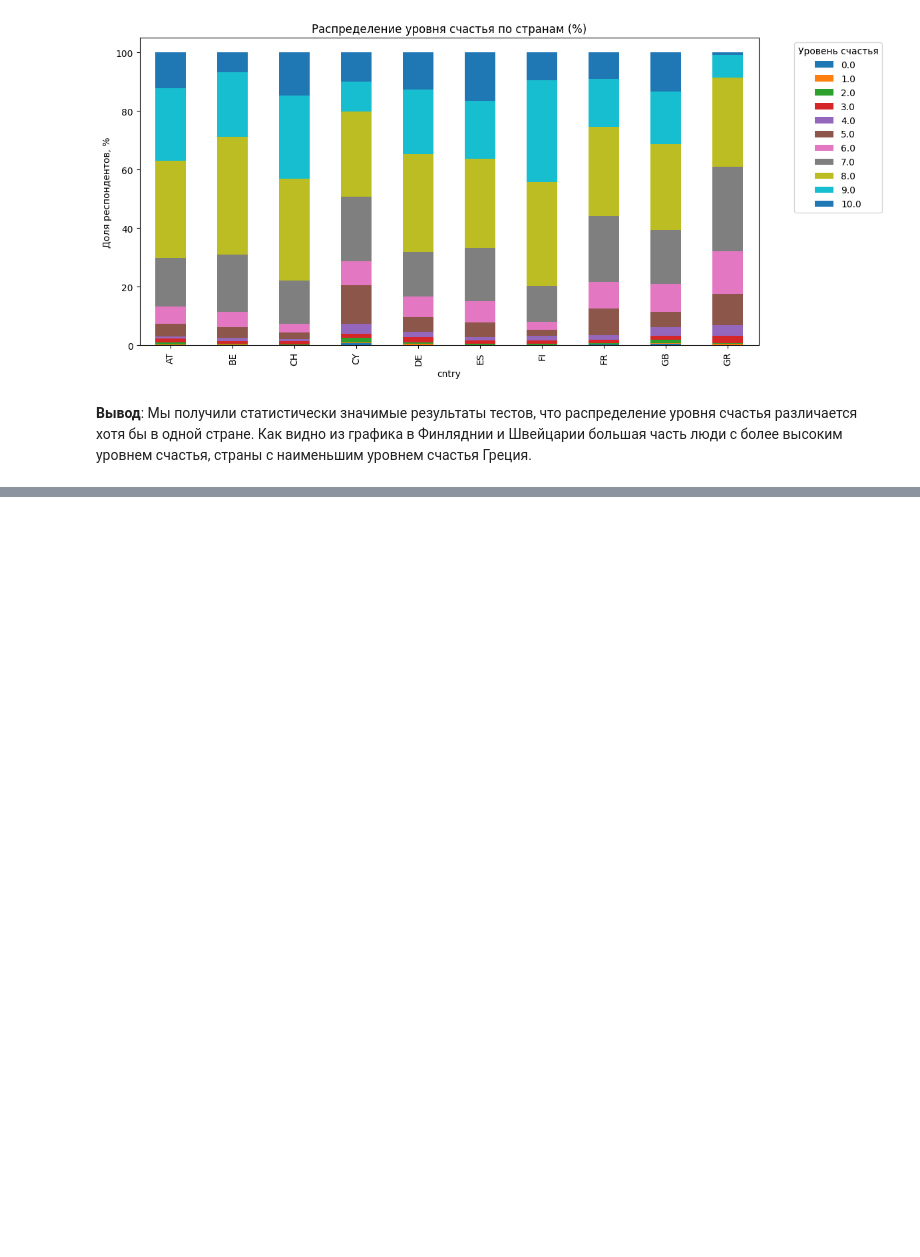
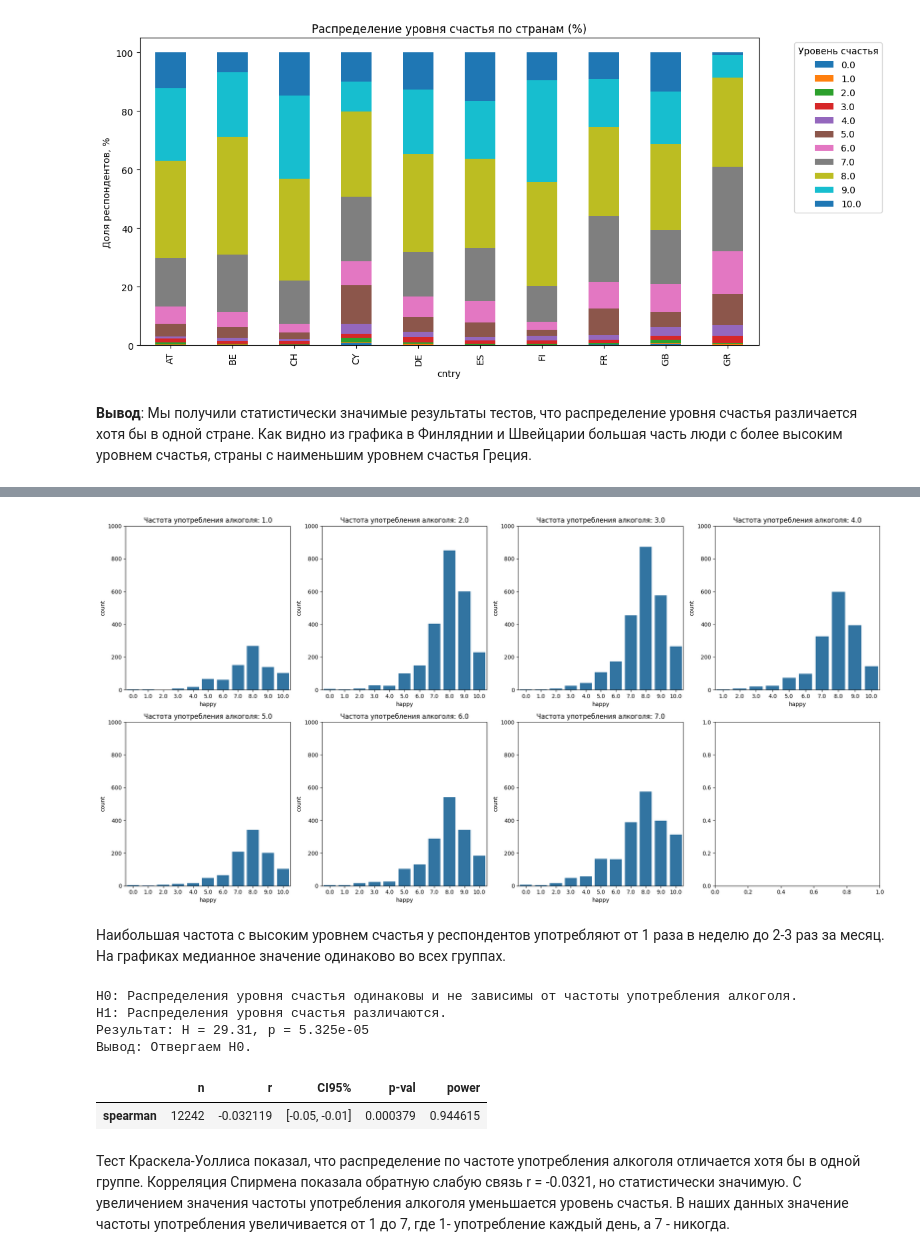
Before and after one commit to AnnaNebuko/ABD-PRJ-25-2team-HAPPINESS, a Jupyter notebook: stattest.ipynb, the cells around one changed output, grey strips where cells are left out. Saved outputs shown, nothing was run; the diff lists cells and outputs as text; code cells hidden in the pictures; blank space fills up the shorter version.

```diff
--- a/stattest.ipynb
+++ b/stattest.ipynb
@@ -84,0 +172,40 @@ plt.show()
+# %%
+alcfreq_values = sorted(data_cleaned['alcfreq'].unique().astype('object'))
+
+fig, axes = plt.subplots(nrows=2, ncols=4, figsize=(20, 10))
+axes = axes.flatten()
+
+for i, col in enumerate(alcfreq_values):
+    data = data_cleaned[data_cleaned['alcfreq'] == col]
+    sns.countplot(x ='happy', data=data, ax=axes[i])
+    axes[i].set_title(f'Частота употребления алкоголя: {col}')
+
+    axes[i].set_ylim(0, 1000)
+
+plt.tight_layout()
+plt.show()
+# %% [output]
+[figure, added]
+# %% [markdown]
+Наибольшая частота с высоким уровнем счастья у респондентов употребляют от 1 раза в неделю до 2-3 раз за месяц. На графиках медианное значение одинаково во всех группах.
+# %%
+result = pg.kruskal(data=data_cleaned, dv='happy', between='alcfreq')
+
+# Вывод с гипотезами
+print(
+    f"H0: Распределения уровня счастья одинаковы и не зависимы от частоты употребления алкоголя.\n"
+    f"H1: Распределения уровня счастья различаются.\n"
+    f"Результат: H = {result['H'].values[0]:.2f}, p = {result['p-unc'].values[0]:.3e}\n"
+    f"Вывод: {'Отвергаем H0' if result['p-unc'].values[0] < 0.05 else 'Нет оснований отвергнуть H0'}.")
+# %% [output]
+H0: Распределения уровня счастья одинаковы и не зависимы от частоты употребления алкоголя.
+H1: Распределения уровня счастья различаются.
+Результат: H = 29.31, p = 5.325e-05
+Вывод: Отвергаем H0.
+# %%
+pg.corr(data_cleaned['alcfreq'], data_cleaned['happy'], method='spearman')
+# %% [output]
+|  | n | r | CI95% | p-val | power |
+| spearman | 12242 | -0.032119 | [-0.05, -0.01] | 0.000379 | 0.944615 |
+# %% [markdown]
+Тест Краскела-Уоллиса показал, что распределение по частоте употребления алкоголя отличается хотя бы в одной группе. Корреляция Спирмена показала обратную слабую связь r = -0.0321,  но статистически значимую. С увеличением значения частоты употребления алкоголя уменьшается уровень счастья. В наших данных значение частоты употребления увеличивается от 1 до 7, где 1- употребление каждый день, а 7  - никогда.
```
Also changed, not shown: parts of 11 cells of this notebook.
